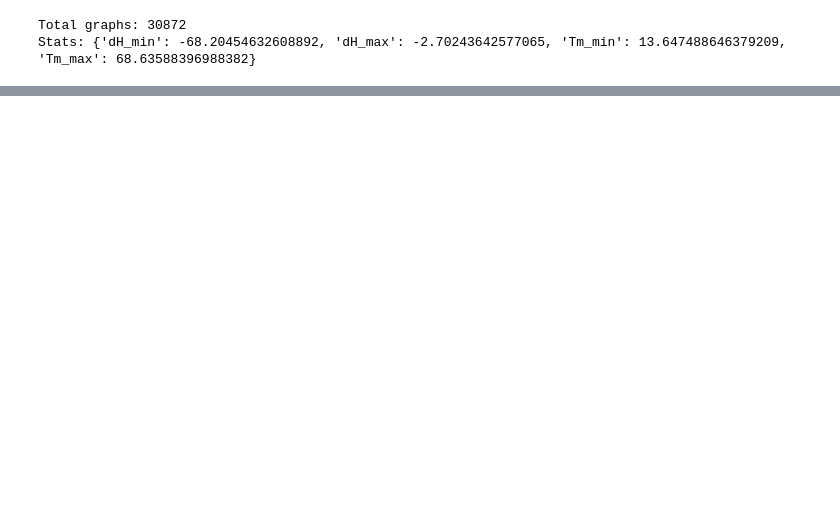
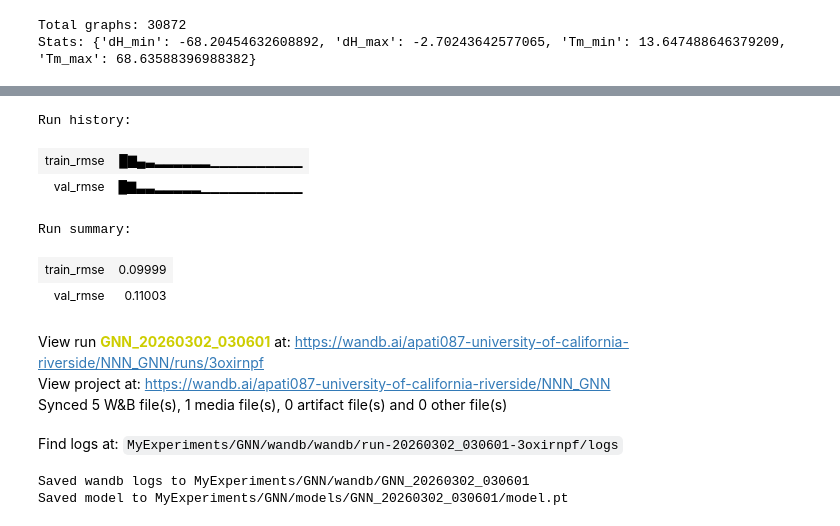
Before and after one commit to Rav7an/nnn_paper, a Jupyter notebook: GNN_for_dna.ipynb, the cells around one changed output, grey strips where cells are left out. Cells and saved outputs as stored; diff of their text form; code cells hidden in the pictures; blank space fills up the shorter version.

```diff
--- a/GNN_for_dna.ipynb
+++ b/GNN_for_dna.ipynb
@@ -329,10 +372,9 @@ BATCH_SIZE = 1842
 
 has_gpu = torch.cuda.is_available()
 
-train_data = dataset.get_split('train', 'arr')
-val_data  = dataset.get_split('val', 'arr')
-test_data = dataset.get_split('test',
-                              'arr')
+train_data = dataset.get_split(split='train', dataset_name='arr')
+val_data  = dataset.get_split(split='val',dataset_name='arr')
+test_data = dataset.get_split(split='test', dataset_name='ov')
 
 train_loader = DataLoader(train_data, batch_size=BATCH_SIZE, shuffle=True, pin_memory=has_gpu)
 val_loader = DataLoader(val_data, batch_size=BATCH_SIZE, shuffle=True, pin_memory=has_gpu)
@@ -362,7 +404,7 @@ class GNN(torch.nn.Module):
         # Layer 1
         self.convs = ModuleList()
         self.convs.append(
-            TransformerConv(4, hidden_channels, heads=1,
+            TransformerConv(4, hidden_channels, heads=4,
                             edge_dim=3, dropout=conv_dropout)
         )
 
@@ -400,9 +442,13 @@ class GNN(torch.nn.Module):
         x = self.lin2(x)
         x = F.relu(x)
         x = self.lin3(x)
-        x = F.relu(x)
+        # x = F.relu(x)
 
         return torch.flatten(x)
+# ------------------------------------------------------------------------
+
+
+device = torch.device('cuda:0' if torch.cuda.is_available else 'cpu')
 
 model = GNN().to(device='cuda:0')
 n_params = sum(p.numel() for p in model.parameters())
@@ -475 +474,13 @@ wandb run: flowing-sun-16
+# %%
+@torch.no_grad()
+def compute_rmse(model, loader):
+    """Compute RMSE in normalized space."""
+    model.eval()
+    total_se = 0.0
+    n = len(loader.dataset)
+    for data in loader:
+        out = model(data.x.to(device), data.edge_index.to(device),
+                    data.edge_attr.to(device), data.batch.to(device))
+        total_se += float(((out - data.y.to(device)) ** 2).sum())
+    return np.sqrt(total_se / n)
 # %% [markdown]
@@ -661,0 +594,14 @@ dG_37          0.2239     0.2268   0.3270   0.8998   0.1111
+# %%
+wandb.finish()
+model_dir = MODEL_ROOT / RUN_NAME
+model_dir.mkdir(parents=True, exist_ok=True)
+torch.save(model.state_dict(), model_dir / 'model.pt')
+current_wandb_dir = RUN_DIR
+if current_wandb_dir.exists():
+    target_wandb_dir = WANDB_ROOT / RUN_NAME
+    if target_wandb_dir.exists():
+        shutil.rmtree(target_wandb_dir)
+    shutil.move(str(current_wandb_dir), str(target_wandb_dir))
+    print(f"Saved wandb logs to {target_wandb_dir}")
+print(f"Saved model to {model_dir / 'model.pt'}")
+# %% [output]
@@ -661,0 +609,12 @@ dG_37          0.2239     0.2268   0.3270   0.8998   0.1111
+Run history:
+| train_rmse | █▇▄▃▂▂▂▂▂▂▁▁▁▁▁▁▁▁▁▁ |
+| val_rmse | █▇▃▃▂▂▂▂▂▁▁▁▁▁▁▁▁▁▁▁ |
+Run summary:
+| train_rmse | 0.09999 |
+| val_rmse | 0.11003 |
+View run GNN_20260302_030601 at: https://wandb.ai/apati087-university-of-california-riverside/NNN_GNN/runs/3oxirnpf
+View project at: https://wandb.ai/apati087-university-of-california-riverside/NNN_GNN
+Synced 5 W&B file(s), 1 media file(s), 0 artifact file(s) and 0 other file(s)
+Find logs at: MyExperiments/GNN/wandb/wandb/run-20260302_030601-3oxirnpf/logs
+Saved wandb logs to MyExperiments/GNN/wandb/GNN_20260302_030601
+Saved model to MyExperiments/GNN/models/GNN_20260302_030601/model.pt
```
Also changed, not shown: parts of 27 cells of this notebook, 5 other files.
